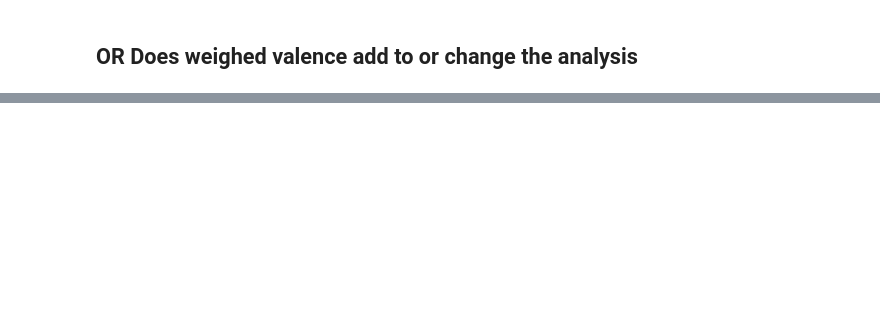
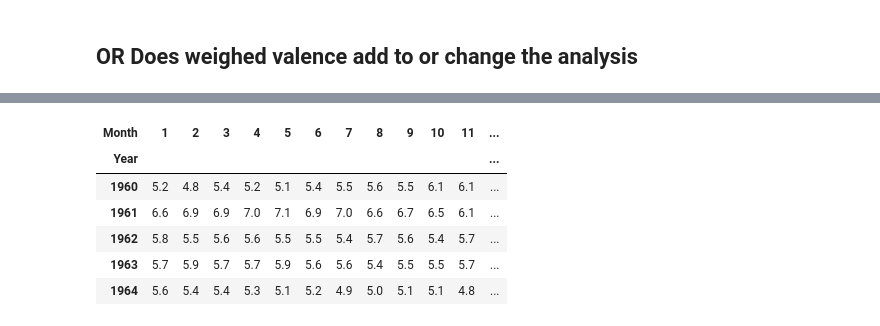
Before and after one commit to richardk6/Billboard-Project, a Jupyter notebook: code/data_analysis.ipynb, the cells around one changed output, grey strips where cells are left out. Saved outputs shown, nothing was run; the diff lists cells and outputs as text; code cells hidden in the pictures; blank space fills up the shorter version.

```diff
--- a/code/data_analysis.ipynb
+++ b/code/data_analysis.ipynb
@@ -88,0 +121,12 @@ plt.show()
+# %%
+temp=unemployement_time_pivot.copy()
+temp['STD']=[statistics.stdev(temp.loc[index,:])for index,row in temp.iterrows()]
+temp.head()
+# %% [output]
+| Month | 1 | 2 | 3 | 4 | 5 | 6 | 7 | 8 | 9 | 10 | 11 | ... |
+| Year |  |  |  |  |  |  |  |  |  |  |  | ... |
+| 1960 | 5.2 | 4.8 | 5.4 | 5.2 | 5.1 | 5.4 | 5.5 | 5.6 | 5.5 | 6.1 | 6.1 | ... |
+| 1961 | 6.6 | 6.9 | 6.9 | 7.0 | 7.1 | 6.9 | 7.0 | 6.6 | 6.7 | 6.5 | 6.1 | ... |
+| 1962 | 5.8 | 5.5 | 5.6 | 5.6 | 5.5 | 5.5 | 5.4 | 5.7 | 5.6 | 5.4 | 5.7 | ... |
+| 1963 | 5.7 | 5.9 | 5.7 | 5.7 | 5.9 | 5.6 | 5.6 | 5.4 | 5.5 | 5.5 | 5.7 | ... |
+| 1964 | 5.6 | 5.4 | 5.4 | 5.3 | 5.1 | 5.2 | 4.9 | 5.0 | 5.1 | 5.1 | 4.8 | ... |
```
Also changed, not shown: parts of 6 cells of this notebook.
